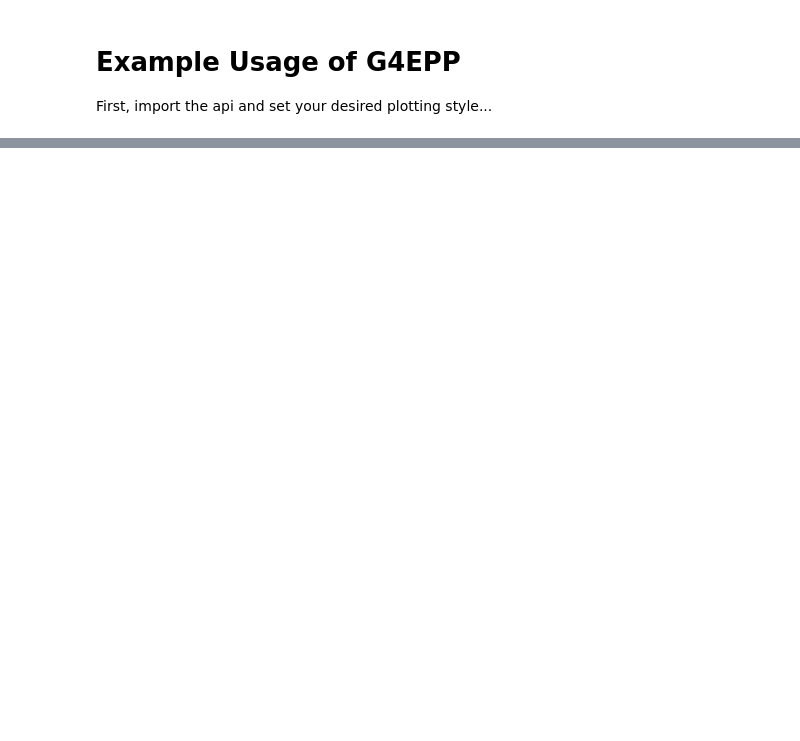
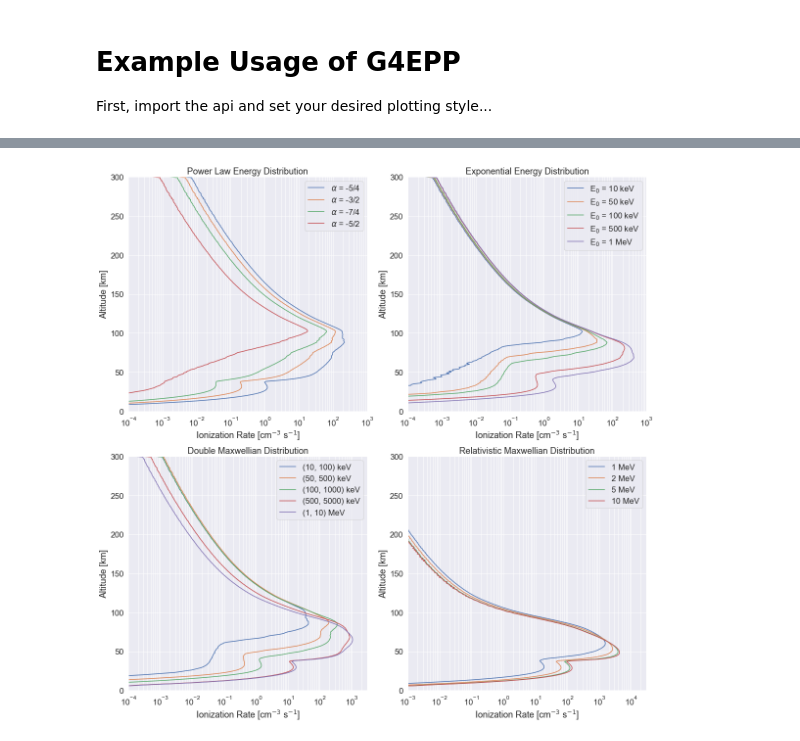
Before and after one commit to GrantBerland/G4EPP, a Jupyter notebook: G4EPP/examples/Ionization_profile_examples.ipynb, the cells around one changed output, grey strips where cells are left out. Drawn from its saved outputs; the diff is of its cells as text; code cells hidden in the pictures; blank space fills up the shorter version.

Commit message:
updated examples and source code

```diff
--- a/G4EPP/examples/Ionization_profile_examples.ipynb
+++ b/G4EPP/examples/Ionization_profile_examples.ipynb
@@ -43,0 +29,5 @@ spectral_profile = Api.plot_spectral_profile(energyDist, energy, flux);
+# %%
+Api = api();
+
+E  = Api.get_run_list() * 1e3 # keV to eV
+PA = Api.get_PA_list()        # deg
@@ -43,0 +56,90 @@ spectral_profile = Api.plot_spectral_profile(energyDist, energy, flux);
+# %%
+# Sine pitch angle distribution
+pitchAngleDistribution = np.sin(np.deg2rad(PA))
+
+# Sine squared pitch angle distribution
+#pitchAngleDistribution = np.sin(np.deg2rad(PA))**2
+
+# Sine^n pitch angle distribution
+#pitchAngleDistribution = lambad n: np.sin(np.deg2rad(PA))**float(n)
+
+# Isotropic PAD
+#pitchAngleDistribution = np.ones(PA.shape)
+# %%
+
+f0 = 1e4 # cm^-2 s^-1 sr^-1 keV^-1
+
+# Plot example ionization profile given energy and pitch angle distribution,
+# and differential electron flux of 10^4 cm^-2 s^-1 sr^-1 keV^-1
+plt.figure(figsize=(16,16)); plt.subplot(2,2,1)
+
+
+Emin = 10
+Api.plot_ionization_profile(PLdist(E, 1.25, Emin),  pitchAngleDistribution, flux=f0)
+Api.plot_ionization_profile(PLdist(E, 1.5, Emin),  pitchAngleDistribution, flux=f0)
+Api.plot_ionization_profile(PLdist(E, 1.75, Emin),  pitchAngleDistribution, flux=f0)
+Api.plot_ionization_profile(PLdist(E, 2.5, Emin),   pitchAngleDistribution, flux=f0)
+
+plt.legend(["$\\alpha$ = -5/4",
+            "$\\alpha$ = -3/2",
+            "$\\alpha$ = -7/4",
+            "$\\alpha$ = -5/2"])
+
+plt.xlim(1e-4, 1e3);
+plt.title('Power Law Energy Distribution')
+
+
+plt.subplot(2,2,2)
+for ind, E0 in enumerate([10*1e3, 50*1e3, 100*1e3, 500*1e3, 1000*1e3]):
+
+    # Plot example ionization profile given energy and pitch angle distribution,
+    # and differential electron flux of 10^4 cm^-2 s^-1 sr^-1 keV^-1
+    Api.plot_ionization_profile(Expdist(E, E0), pitchAngleDistribution, flux=1e4)
+
+plt.legend(['E$_0$ = 10 keV',
+            'E$_0$ = 50 keV',
+            'E$_0$ = 100 keV',
+            'E$_0$ = 500 keV',
+            'E$_0$ = 1 MeV'])
+
+plt.xlim(1e-4, 1e3);
+plt.title('Exponential Energy Distribution');
+
+
+energyArray = 1e3*np.array([[10, 50, 100, 500, 1000],
+                            [100, 500, 1000, 5000, 10000]])
+
+plt.subplot(2,2,3)
+for ind in range(0, energyArray.shape[1]):
+
+    # Plot example ionization profile given energy and pitch angle distribution,
+    # and differential electron flux of 10^4 cm^-2 s^-1 sr^-1 keV^-1
+    Api.plot_ionization_profile(DoubleMaxdist(E, energyArray[0,ind], energyArray[1,ind]),
+                                pitchAngleDistribution,
+                                flux=1e4)
+
+plt.legend(['(10, 100) keV',
+            '(50, 500) keV',
+            '(100, 1000) keV',
+            '(500, 5000) keV',
+            '(1, 10) MeV'])
+
+plt.xlim(1e-4, 3e3);
+plt.title('Double Maxwellian Distribution');
+
+
+plt.subplot(2,2,4)
+for ene in 1e3*np.array([1000, 2000, 5000, 10000]):
+
+    # Plot example ionization profile given energy and pitch angle distribution,
+    # and differential electron flux of 10^4 cm^-2 s^-1 sr^-1 keV^-1
+    Api.plot_ionization_profile(RelMaxdist(E, ene), pitchAngleDistribution, flux=1e4)
+
+plt.legend(['1 MeV', '2 MeV', '5 MeV', '10 MeV'])
+
+plt.xlim(1e-3, 3e4);
+plt.title('Relativistic Maxwellian Distribution');
+
+plt.tight_layout()
+# %% [output]
+[figure, added]
```
Also changed, not shown: parts of 11 cells of this notebook, 10 other files.
